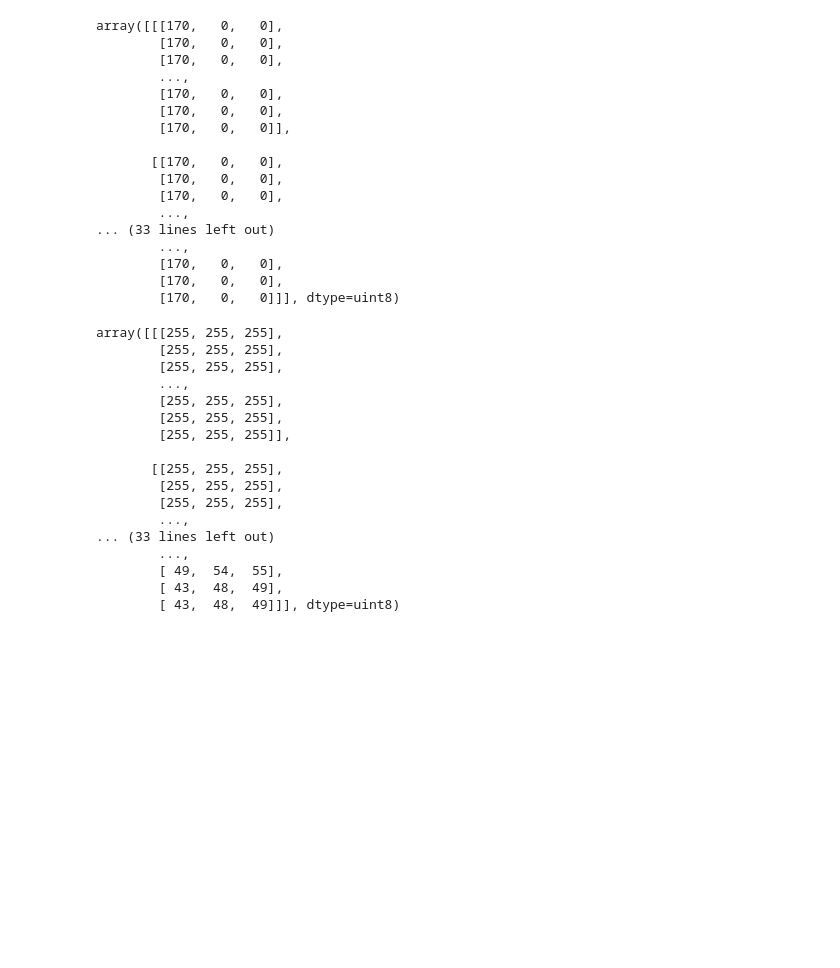
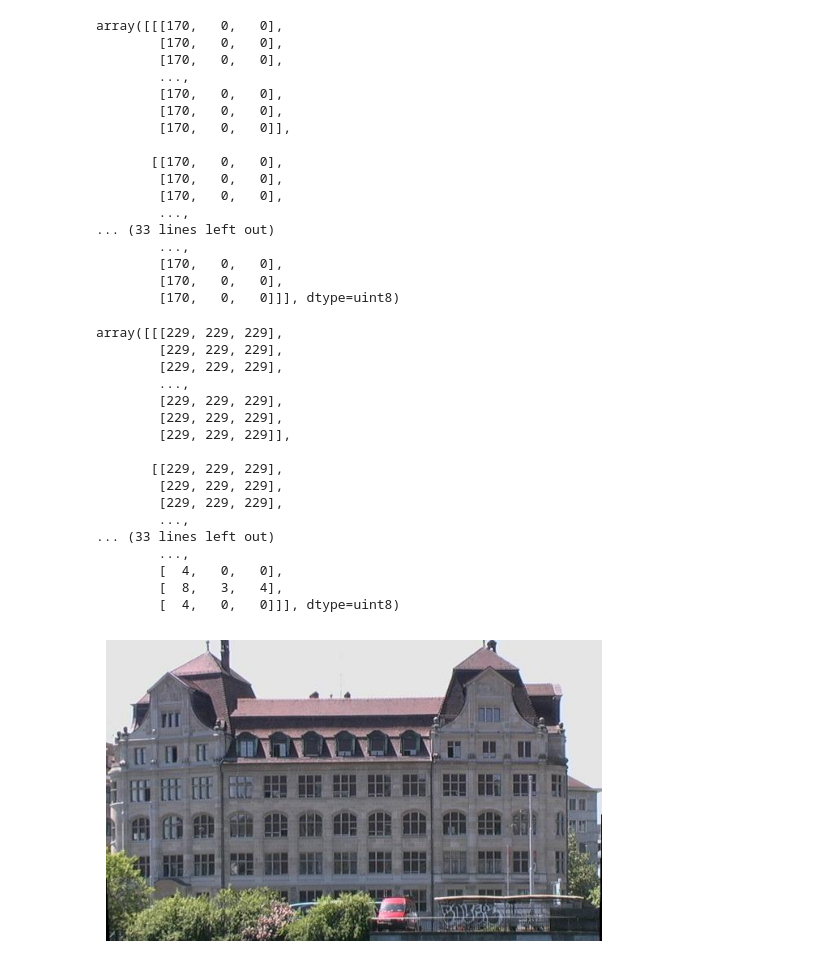
Before and after one commit to ybezginova2016/CV_BuildingAnalytics, a Jupyter notebook: preprocessing.ipynb, the cells around one changed output. Saved outputs shown, nothing was run; the diff lists cells and outputs as text; code cells hidden in the pictures; blank space fills up the shorter version.

```diff
--- a/preprocessing.ipynb
+++ b/preprocessing.ipynb
@@ -95,22 +165,34 @@ array([[[170,   0,   0],
         [170,   0,   0]]], dtype=uint8)
 # %%
 # jpg
-cv2.imread("C:\\Users\\HOME\\PycharmProjects\\CV_BuildingAnalytics\\base\\cmp_b0005.jpg")
+cv2.imread("C:\\Users\\HOME\\PycharmProjects\\CV_BuildingAnalytics\\base\\cmp_b0374.jpg")
 # %% [output]
-array([[[255, 255, 255],
-        [255, 255, 255],
-        [255, 255, 255],
+array([[[229, 229, 229],
+        [229, 229, 229],
+        [229, 229, 229],
         ...,
-        [255, 255, 255],
-        [255, 255, 255],
-        [255, 255, 255]],
+        [229, 229, 229],
+        [229, 229, 229],
+        [229, 229, 229]],
 
-       [[255, 255, 255],
-        [255, 255, 255],
-        [255, 255, 255],
+       [[229, 229, 229],
+        [229, 229, 229],
+        [229, 229, 229],
         ...,
 ... (33 lines left out)
         ...,
-        [ 49,  54,  55],
-        [ 43,  48,  49],
-        [ 43,  48,  49]]], dtype=uint8)
+        [  4,   0,   0],
+        [  8,   3,   4],
+        [  4,   0,   0]]], dtype=uint8)
+# %%
+img = cv2.imread("C:\\Users\\HOME\\PycharmProjects\\CV_BuildingAnalytics\\base\\cmp_b0374.jpg")
+
+# Convert the image from BGR to RGB format
+img = cv2.cvtColor(img, cv2.COLOR_BGR2RGB)
+
+# Display the image
+plt.imshow(img)
+plt.axis('off')
+plt.show()
+# %% [output]
+[figure, added]
```
Also changed, not shown: parts of 19 cells of this notebook, 1 other file.
